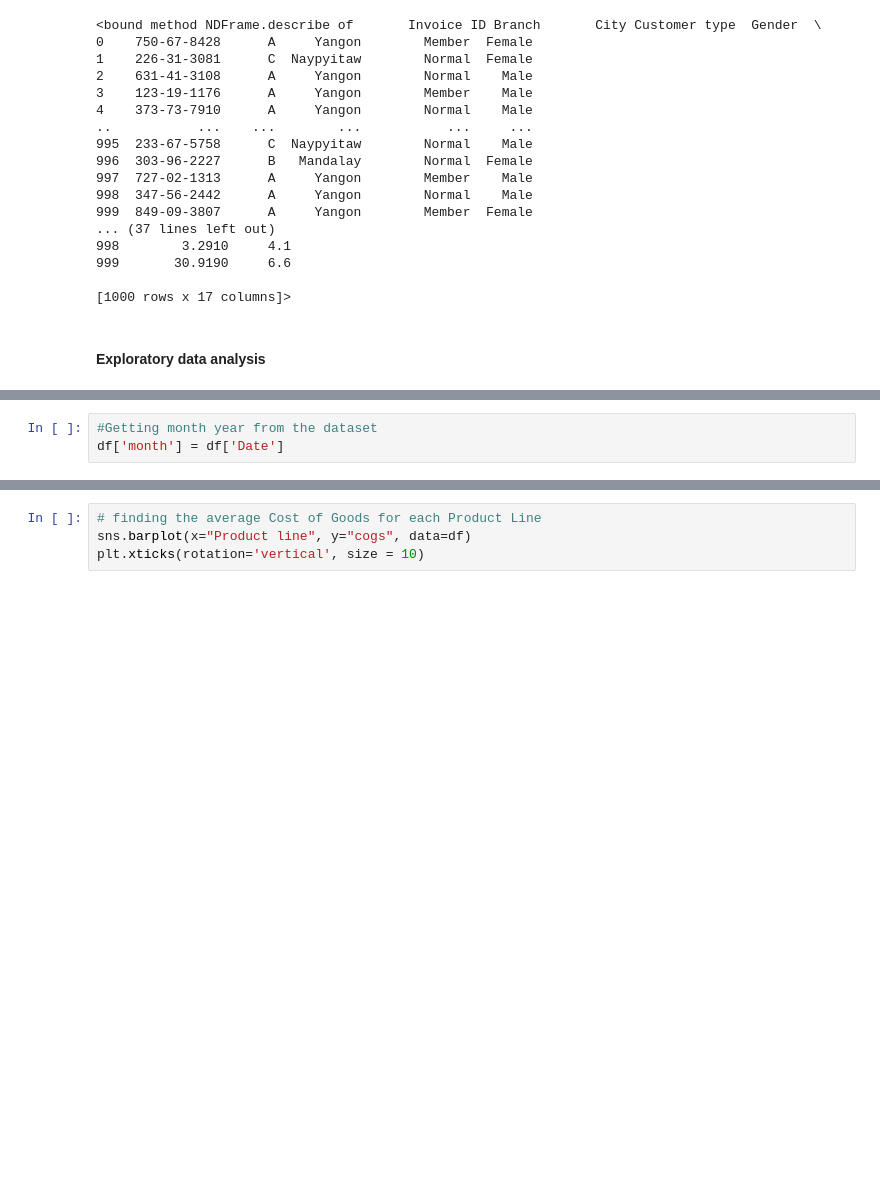
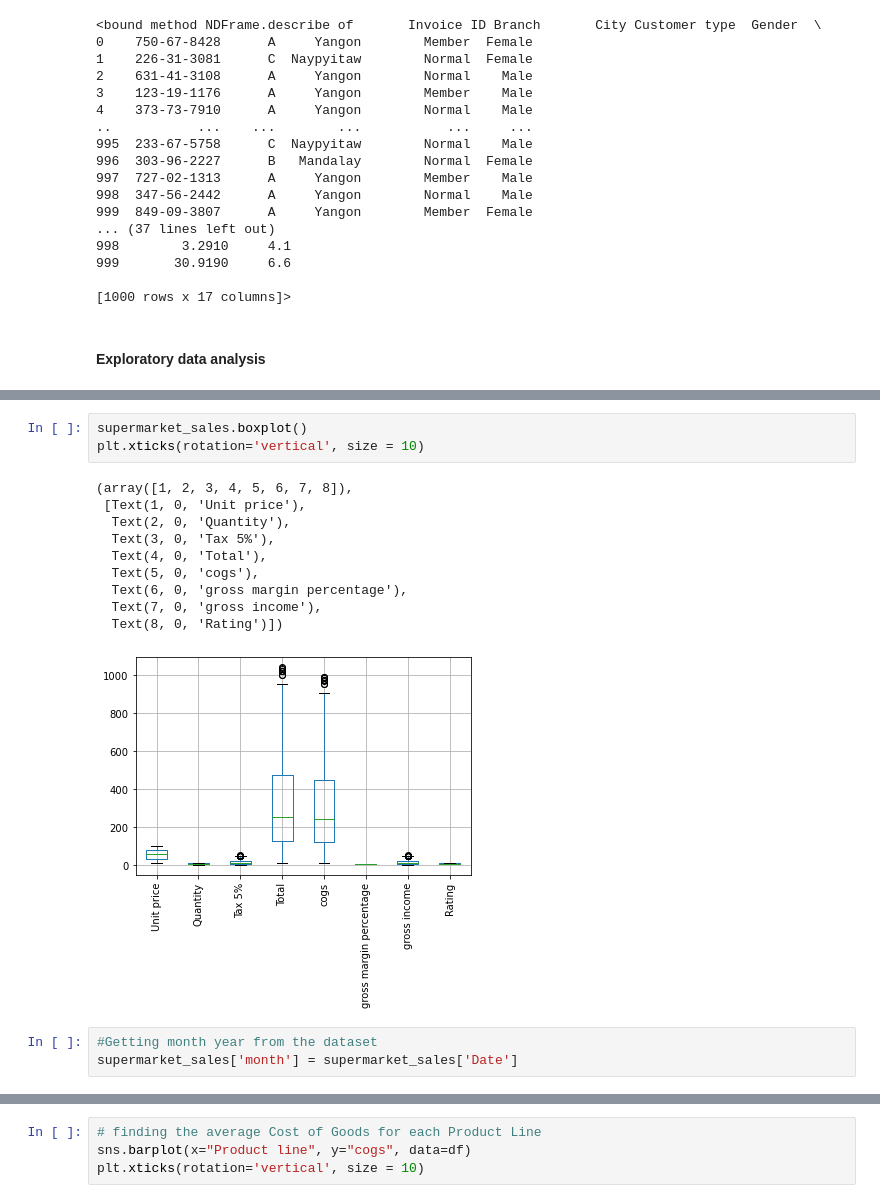
Before and after one commit to mogullet/group-4, a Jupyter notebook: supermarket sales1.ipynb, the cells around one changed output, grey strips where cells are left out. Cells and saved outputs as stored; diff of their text form; blank space fills up the shorter version.

```diff
--- a/supermarket sales1.ipynb
+++ b/supermarket sales1.ipynb
@@ -150,4 +165,18 @@ df['Product line'].max()
+# %%
+supermarket_sales.boxplot()
+plt.xticks(rotation='vertical', size = 10)
+# %% [output]
+(array([1, 2, 3, 4, 5, 6, 7, 8]),
+ [Text(1, 0, 'Unit price'),
+  Text(2, 0, 'Quantity'),
+  Text(3, 0, 'Tax 5%'),
+  Text(4, 0, 'Total'),
+  Text(5, 0, 'cogs'),
+  Text(6, 0, 'gross margin percentage'),
+  Text(7, 0, 'gross income'),
+  Text(8, 0, 'Rating')])
+[figure, added]
 # %%
 #Getting month year from the dataset
-df['month'] = df['Date']
+supermarket_sales['month'] = supermarket_sales['Date']
 # %%
```
Also changed, not shown: parts of 30 cells of this notebook.
